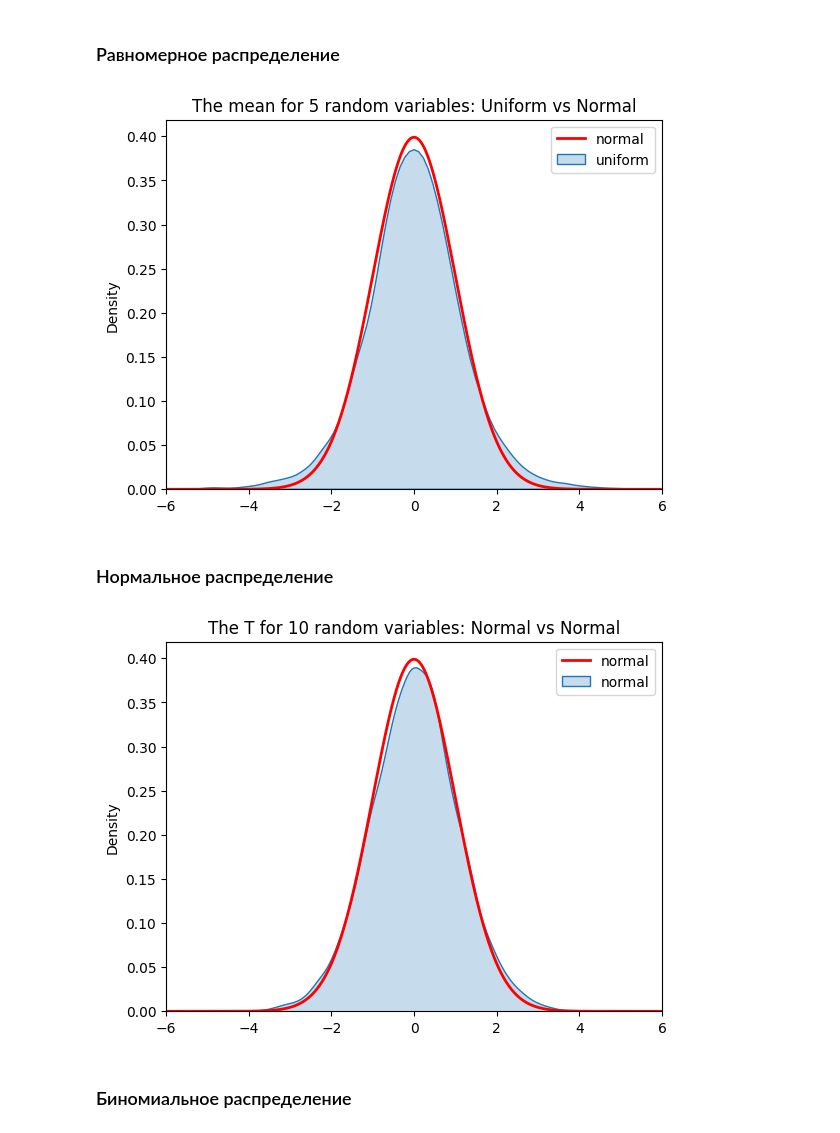
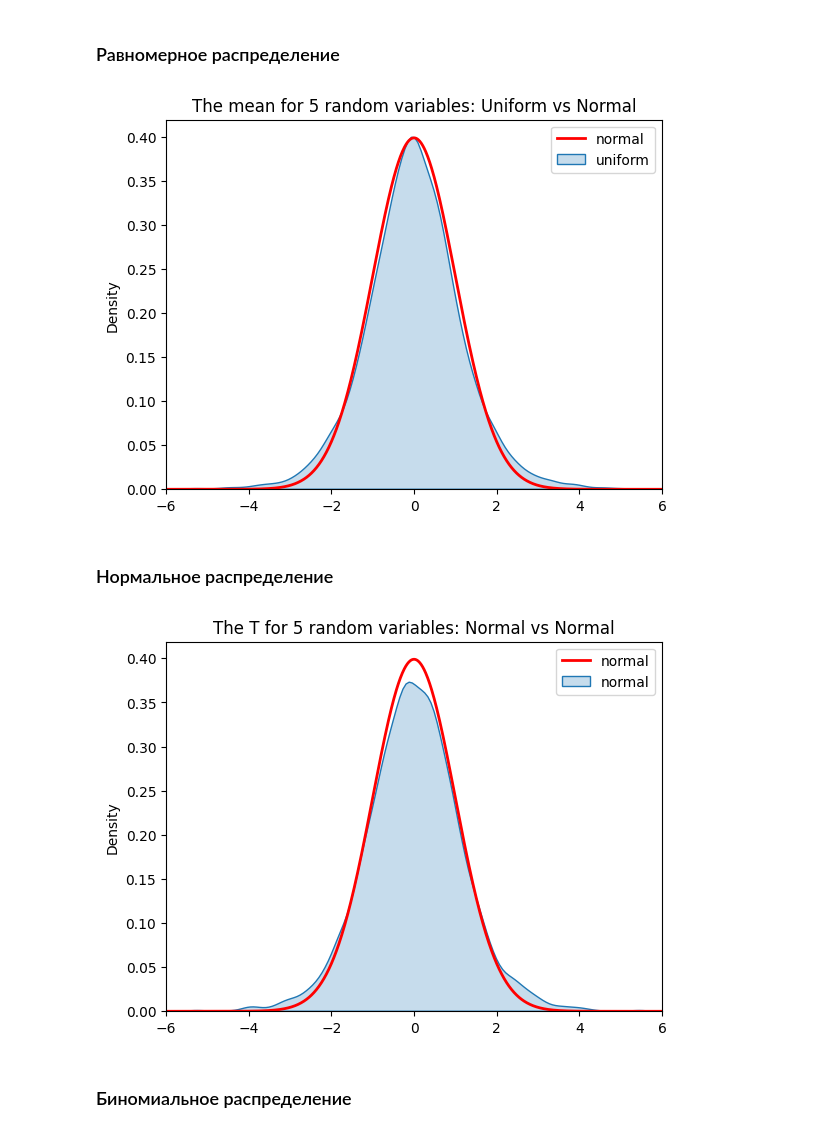
Before and after one commit to mishanko/YSDA_ABweek, a Jupyter notebook: AB Week. Day 1.ipynb, the cells around one changed output. Drawn from its saved outputs; the diff is of its cells as text; code cells hidden in the pictures.

```diff
--- a/AB Week. Day 1.ipynb
+++ b/AB Week. Day 1.ipynb
@@ -1094,7 +1095,7 @@ params = (num, p)
 distribution_func = np.random.binomial
 
 #Измените sample_size, чтобы увидеть, как быстро средние значения сходятся к нормальному распределению.
-sample_size = 30
+sample_size = 7
 
 mu = num*p
 sigma = np.sqrt(num*p*(1-p))
@@ -1237,22 +1238,22 @@ M = 10000
 
 plot_graph(distribution_func, params, sample_size, M)
 # %% [output]
-[figure, old version]
+[figure, new version]
 # %% [markdown]
 ### Нормальное распределение
 # %%
 mu = 10
 std = 5
 params = (mu, std)
 distribution_func = np.random.normal
 
 #Change the sample_size to see how quickly the means converge to normal.
-sample_size = 10
+sample_size = 5
 M = 10000
 
 plot_graph(distribution_func, params, sample_size, M)
 # %% [output]
-[figure, old version]
+[figure, new version]
 # %% [markdown]
 ### Биномиальное распределение
 # %%
```
Also changed, not shown: parts of 19 cells of this notebook, 8 other files.
